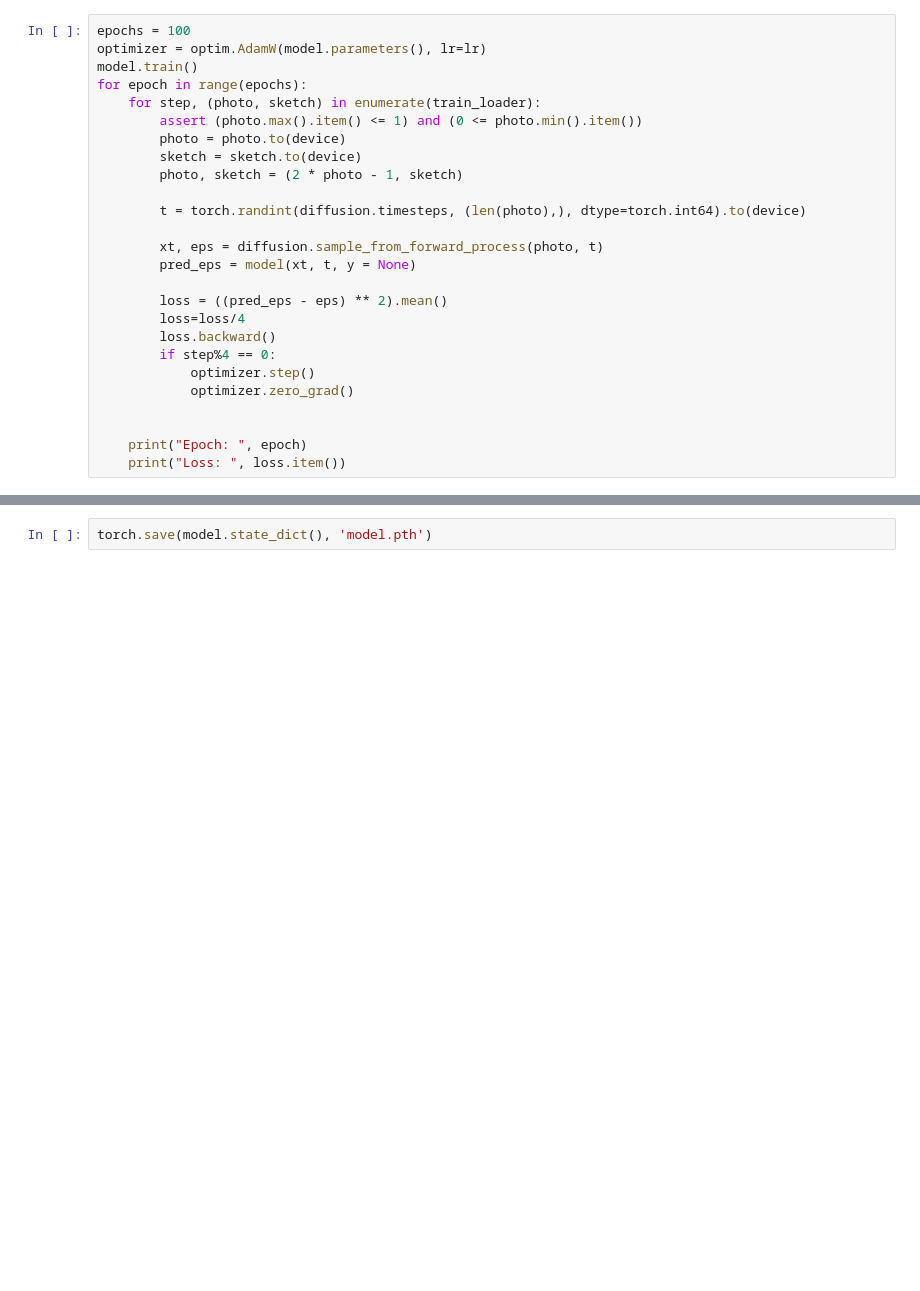
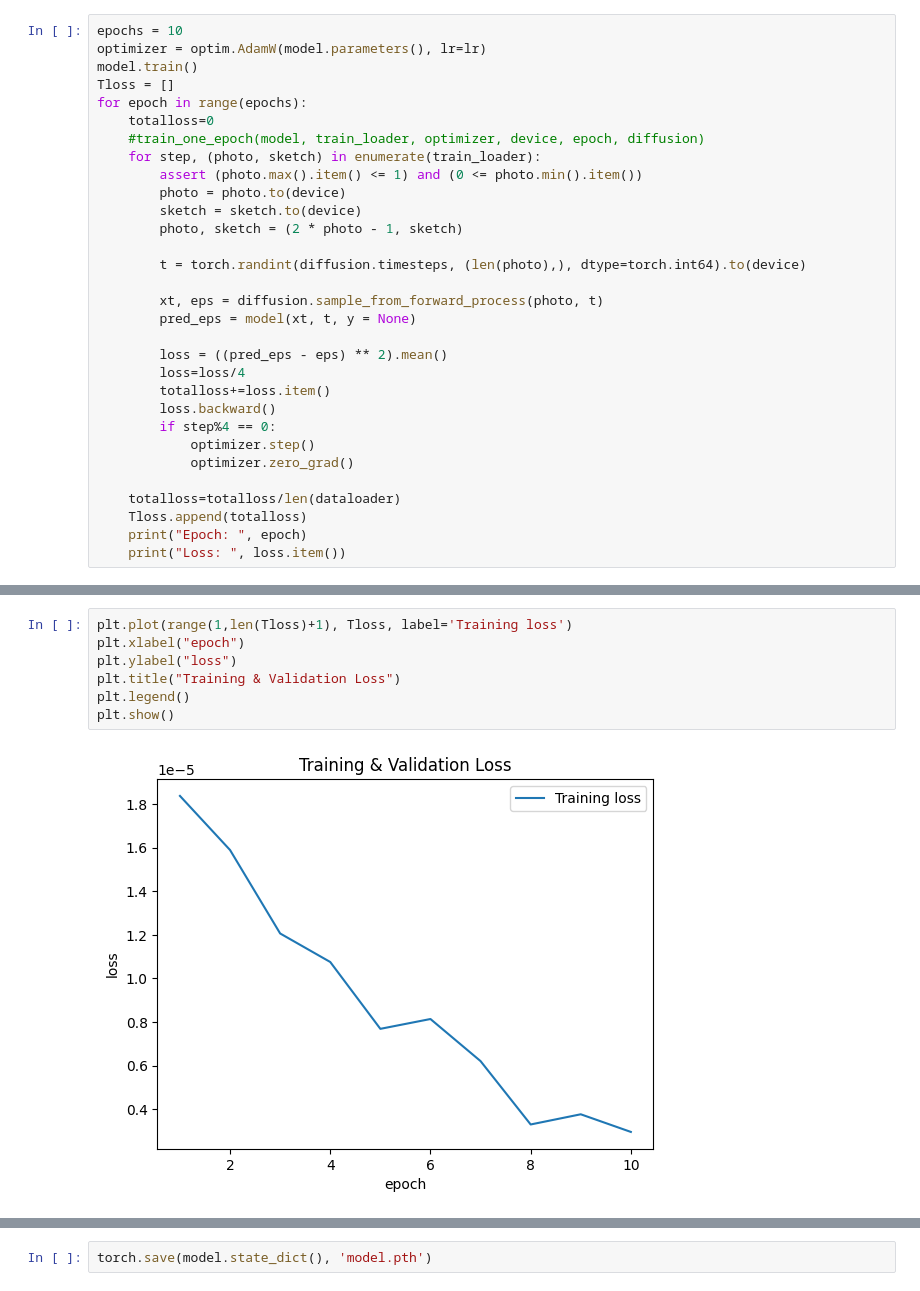
Before and after one commit to RedTorus/SketchtoImage, a Jupyter notebook: train.ipynb, the cells around one changed output, grey strips where cells are left out. Cells and saved outputs as stored; diff of their text form; blank space fills up the shorter version.

```diff
--- a/train.ipynb
+++ b/train.ipynb
@@ -84,8 +109,11 @@ optimizer = torch.optim.AdamW(model.parameters(), lr= 0.001)
 # %%
-epochs = 100
+epochs = 10
 optimizer = optim.AdamW(model.parameters(), lr=lr)
 model.train()
+Tloss = []
 for epoch in range(epochs):
+    totalloss=0
+    #train_one_epoch(model, train_loader, optimizer, device, epoch, diffusion)
     for step, (photo, sketch) in enumerate(train_loader):
         assert (photo.max().item() <= 1) and (0 <= photo.min().item())
         photo = photo.to(device)
@@ -99,12 +127,14 @@ for epoch in range(epochs):
 
         loss = ((pred_eps - eps) ** 2).mean()
         loss=loss/4
+        totalloss+=loss.item()
         loss.backward()
         if step%4 == 0:
             optimizer.step()
             optimizer.zero_grad()
 
-
+    totalloss=totalloss/len(dataloader)
+    Tloss.append(totalloss)
     print("Epoch: ", epoch)
     print("Loss: ", loss.item())
 # %% [output]
@@ -111,0 +161,9 @@ Error:
+# %%
+plt.plot(range(1,len(Tloss)+1), Tloss, label='Training loss')
+plt.xlabel("epoch")
+plt.ylabel("loss")
+plt.title("Training & Validation Loss")
+plt.legend()
+plt.show()
+# %% [output]
+[figure, added]
```
Also changed, not shown: parts of 8 cells of this notebook.
